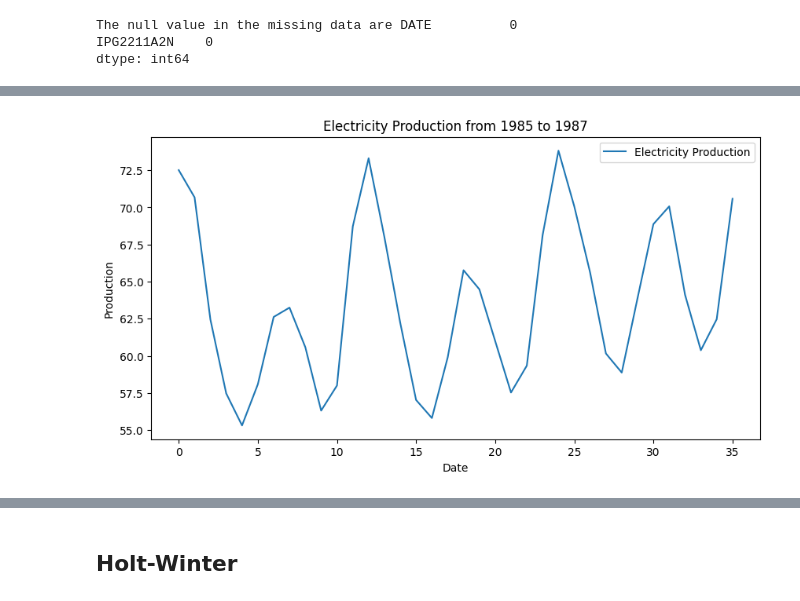
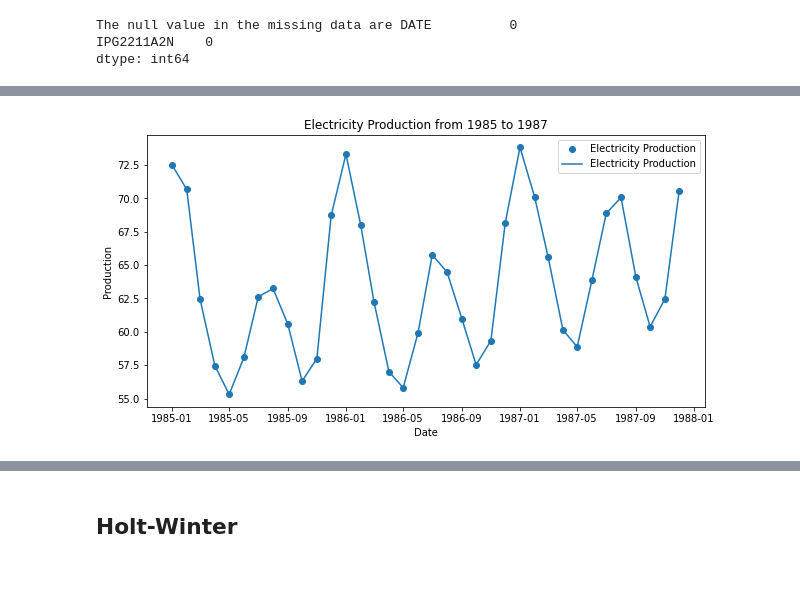
Before and after one commit to GussLii/Time-Series, a Jupyter notebook: code.ipynb, the cells around one changed output, grey strips where cells are left out. Drawn from its saved outputs; the diff is of its cells as text; code cells hidden in the pictures; blank space fills up the shorter version.

```diff
--- a/code.ipynb
+++ b/code.ipynb
@@ -12,4 +13,7 @@ print('The null value in the missing data are',electric_data.isnull().sum())
 The null value in the missing data are DATE          0
 IPG2211A2N    0
 dtype: int64
+# %%
+electric_data['DATE'] = pd.to_datetime(electric_data['DATE'])
+electric_data.set_index('DATE', inplace=True)
 # %%
@@ -56,16 +68,18 @@ plt.show()
 # %%
 # see the data from first three years for the pattern
 import matplotlib.pyplot as plt
 
 data_first_three_years = train_data[:36]
 
 # Plot the data for the first three years
 plt.figure(figsize=(10, 5))  # Set the figure size as desired
+#make everypoint in the plot more visible
+plt.scatter(data_first_three_years.index, data_first_three_years['IPG2211A2N'], label='Electricity Production')
 plt.plot(data_first_three_years.index, data_first_three_years['IPG2211A2N'], label='Electricity Production')
 plt.title('Electricity Production from 1985 to 1987')
 plt.xlabel('Date')
 plt.ylabel('Production')
 plt.legend()
 plt.show()
 # %% [output]
-[figure, old version]
+[figure, new version]
```
Also changed, not shown: parts of 48 cells of this notebook.
